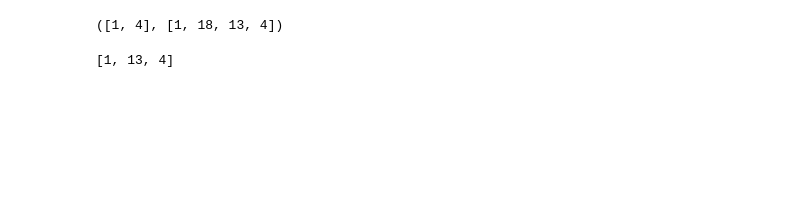
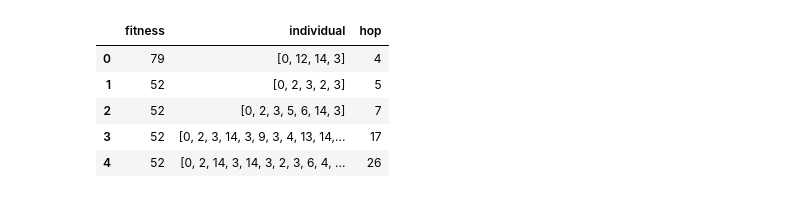
Before and after one commit to hhhhhojeihsu/evolutionary_computation, a Jupyter notebook: main.ipynb, the cells around one changed output. Cells and saved outputs as stored; diff of their text form; code cells hidden in the pictures; blank space fills up the shorter version.

```diff
--- a/main.ipynb
+++ b/main.ipynb
@@ -109,11 +111,44 @@ pop_with_fit = fitness.population_with_fitness(pop, bandwidth_matrix)
-# %%
-# Crossover of the first two individuals
-# ratio is optional argument
-print(crossover.random_crossover(pop[0], pop[1], bandwidth_matrix, ratio=1.0))
-# %% [output]
-([1, 4], [1, 18, 13, 4])
-# %%
-# Mutate the first individual in the population
-print(mutation.mutation(neighbor_matrix, pop[0]))
-# %% [output]
-[1, 13, 4]
+# %%
+# main loop
+
+for g in range(generation):
+
+    children_pop = []
+
+    # crossover
+    for idx in range(len(pop) - 1):
+        child1, child2 = crossover.random_crossover(pop[idx], pop[idx + 1], bandwidth_matrix)
+        pop += [child1, child2]
+
+    # mutation
+    for ind in pop:
+        children_pop.append(mutation.mutation(neighbor_matrix, ind))
+
+    # diversity maintenance
+    pop = np.unique(pop + children_pop).tolist()
+
+    # fitness evaluation
+    pop_with_fit = fitness.population_with_fitness(pop, bandwidth_matrix)
+
+    # selection
+    pop = pd.DataFrame(sorted(pop_with_fit, key=lambda ind: ind['fitness'], reverse=True))
+    #display(pop)
+    pop = pop['individual'][0:population_size].tolist()
+
+# count path length of each individual
+path_length = []
+
+for ind in pop:
+    path_length.append(len(ind))
+# %%
+pop_with_fit = fitness.population_with_fitness(pop, bandwidth_matrix)
+rst = pd.DataFrame(sorted(pop_with_fit, key=lambda ind: ind['fitness'], reverse=True))
+rst['hop'] = path_length
+rst.head()
+# %% [output]
+|  | fitness | individual | hop |
+| 0 | 79 | [0, 12, 14, 3] | 4 |
+| 1 | 52 | [0, 2, 3, 2, 3] | 5 |
+| 2 | 52 | [0, 2, 3, 5, 6, 14, 3] | 7 |
+| 3 | 52 | [0, 2, 3, 14, 3, 9, 3, 4, 13, 14,... | 17 |
+| 4 | 52 | [0, 2, 14, 3, 14, 3, 2, 3, 6, 4, ... | 26 |
```
Also changed, not shown: parts of 10 cells of this notebook.
